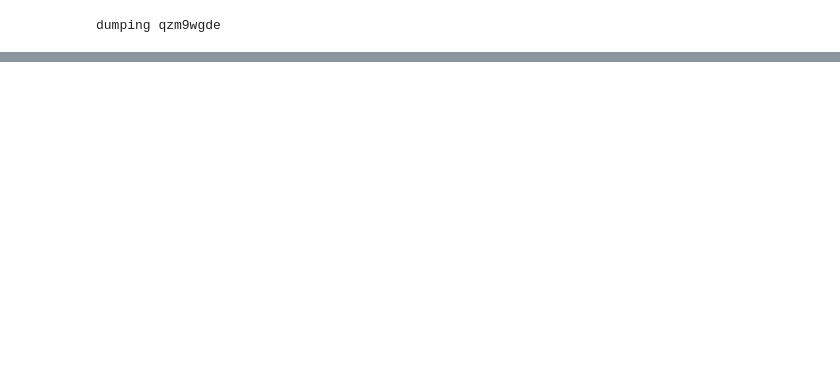
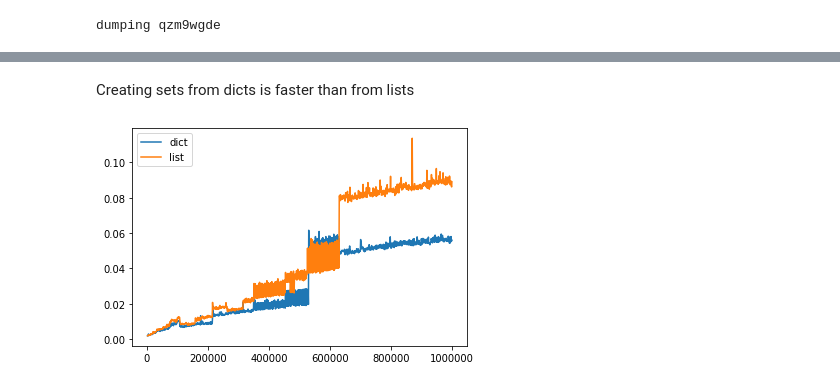
Before and after one commit to JonasTriki/inf368-exercise-3-cord-19, a Jupyter notebook: code/Coordle.ipynb, the cells around one changed output, grey strips where cells are left out. Cells and saved outputs as stored; diff of their text form; code cells hidden in the pictures; blank space fills up the shorter version.

```diff
--- a/code/Coordle.ipynb
+++ b/code/Coordle.ipynb
@@ -176,3 +171,6 @@ ValidationError: ValidationError (WordToDoc:10minute) (StringField only accepts
+# %%
+A = pd.value_counts(['a','a','a','d','c','c','c','c','d'], sort=False)
+A.index.values
 # %% [markdown]
 <br />
 <br />
@@ -272,0 +272,39 @@ ValidationError: ValidationError (WordToDoc:10minute) (StringField only accepts
+# %% [markdown]
+Creating sets from dicts is faster than from lists
+# %%
+from time import time
+from matplotlib import pyplot as plt
+import numpy as np
+
+dict_time = []
+list_time = []
+ratios = []
+
+xrange = np.arange(1000,1000000,1000)
+B = set(list(range(100000)))
+
+for j in xrange:
+    a = list(range(j))
+
+    t0=time()
+    A = set(a)
+    A | B
+    t1_list = time()-t0
+    list_time.append(t1_list)
+
+    a = {i:None for i in range(j)}
+
+    t0=time()
+#     A = set(a)
+    a.keys() | B
+    t1_dict = time()-t0
+    dict_time.append(t1_dict)
+
+    ratios.append(t1_list/t1_dict)
+# %%
+plt.plot(xrange[1:], dict_time[1:], label='dict')
+plt.plot(xrange[1:], list_time[1:], label='list')
+plt.legend()
+plt.show()
+# %% [output]
+[figure, added]
```
Also changed, not shown: parts of 30 cells of this notebook, 6 other files.
